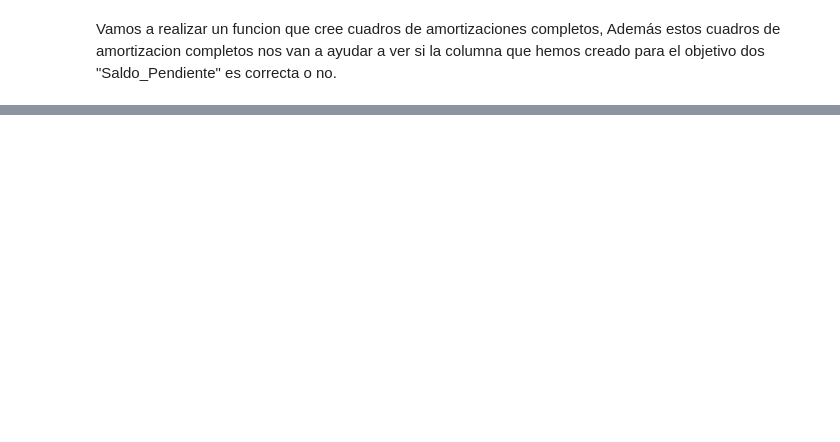
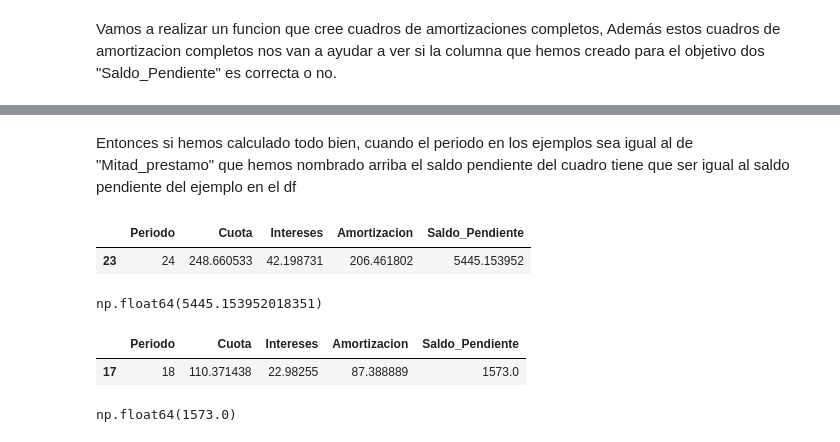
Before and after one commit to Guilleurre/Reto-05-Grupo-Verde-Oscuro, a Jupyter notebook: Calculo_de_amortizaciones.ipynb, the cells around one changed output, grey strips where cells are left out. Cells and saved outputs as stored; diff of their text form; code cells hidden in the pictures; blank space fills up the shorter version.

```diff
--- a/Calculo_de_amortizaciones.ipynb
+++ b/Calculo_de_amortizaciones.ipynb
@@ -252,0 +284,20 @@ def cuadro_amortizacion(capital, interes_anual, duracion, sistema="Frances"):
+# %% [markdown]
+Entonces si hemos calculado todo bien, cuando el periodo en los ejemplos sea igual al de "Mitad_prestamo" que hemos nombrado arriba el saldo pendiente del cuadro tiene que ser igual al saldo pendiente del ejemplo en el df
+# %%
+cuadro_fr[cuadro_fr["Periodo"] == ejemplo_frances["Mitad_Prestamo"]]
+# %% [output]
+|  | Periodo | Cuota | Intereses | Amortizacion | Saldo_Pendiente |
+| 23 | 24 | 248.660533 | 42.198731 | 206.461802 | 5445.153952 |
+# %%
+ejemplo_frances["Saldo_Pendiente"]
+# %% [output]
+np.float64(5445.153952018351)
+# %%
+cuadro_al[cuadro_al["Periodo"] == ejemplo_aleman["Mitad_Prestamo"]]
+# %% [output]
+|  | Periodo | Cuota | Intereses | Amortizacion | Saldo_Pendiente |
+| 17 | 18 | 110.371438 | 22.98255 | 87.388889 | 1573.0 |
+# %%
+ejemplo_aleman["Saldo_Pendiente"]
+# %% [output]
+np.float64(1573.0)
```
Also changed, not shown: parts of 5 cells of this notebook.
